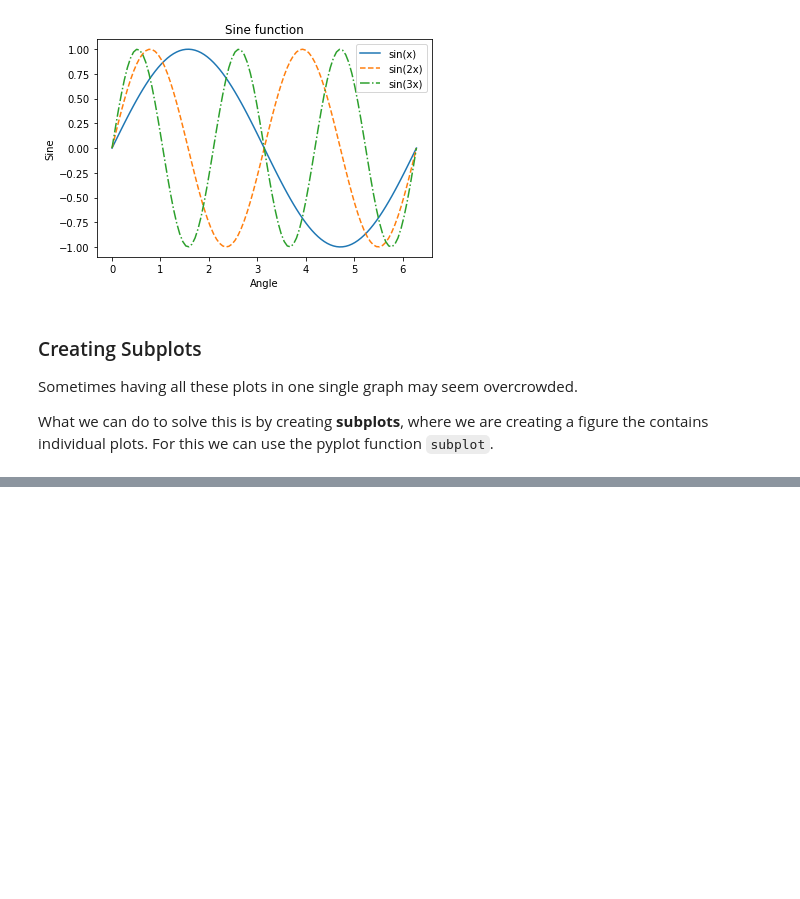
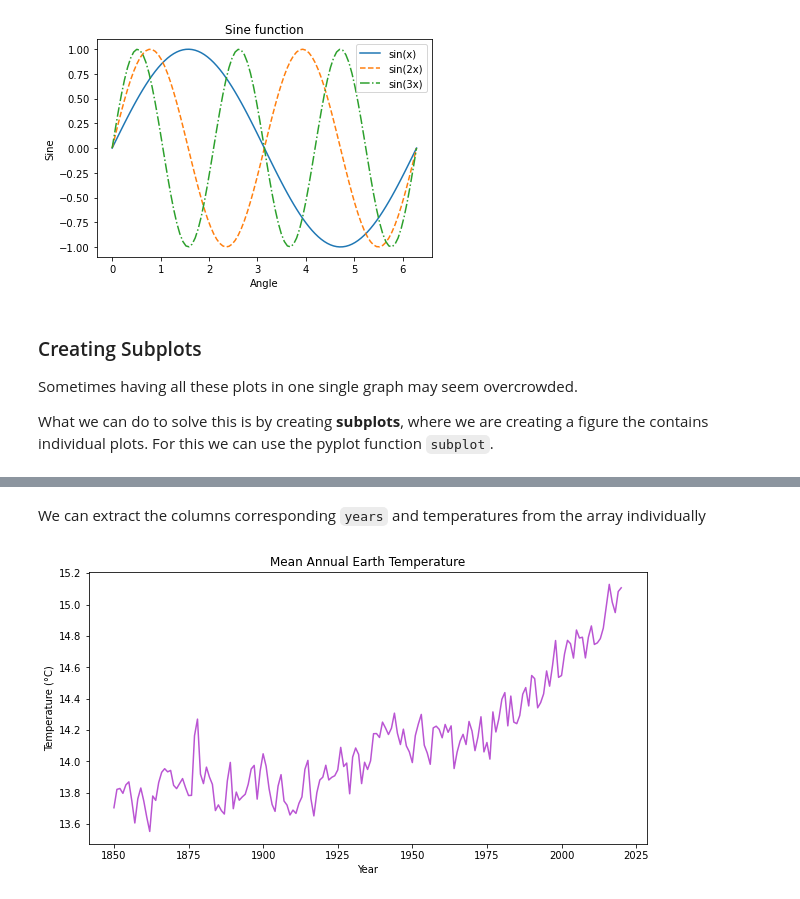
Before and after one commit to nicole-hucke/colab_test, a Jupyter notebook: lecture4_english.ipynb, the cells around one changed output, grey strips where cells are left out. Cells and saved outputs as stored; diff of their text form; code cells hidden in the pictures; blank space fills up the shorter version.

```diff
--- a/lecture4_english.ipynb
+++ b/lecture4_english.ipynb
@@ -177,0 +169,5 @@ ValueError: not enough values to unpack (expected 3, got 2)
+# %%
+from pathlib import Path
+
+berkeley_data = Path('data/temperature-berkeley.dat')
+berkeley_data
@@ -177,0 +178,3 @@ ValueError: not enough values to unpack (expected 3, got 2)
+# %%
+data = np.loadtxt(berkeley_data)
+data
@@ -177,0 +199,16 @@ ValueError: not enough values to unpack (expected 3, got 2)
+# %% [markdown]
+We can extract the columns corresponding `years` and temperatures from the array individually
+# %%
+years, temperature = data[:,0], data[:,1] # first column is the years, second column is the temperature
+# %%
+# plot the data
+plt.figure(figsize=(10, 5)) # set the size of the figure
+plt.plot(years, temperature, color='mediumorchid')
+
+# add the name of the axes and title
+plt.xlabel('Year')
+plt.ylabel('Temperature (°C)')
+plt.title('Mean Annual Earth Temperature')
+plt.show()
+# %% [output]
+[figure, added]
```
Also changed, not shown: parts of 19 cells of this notebook, 6 other files.
